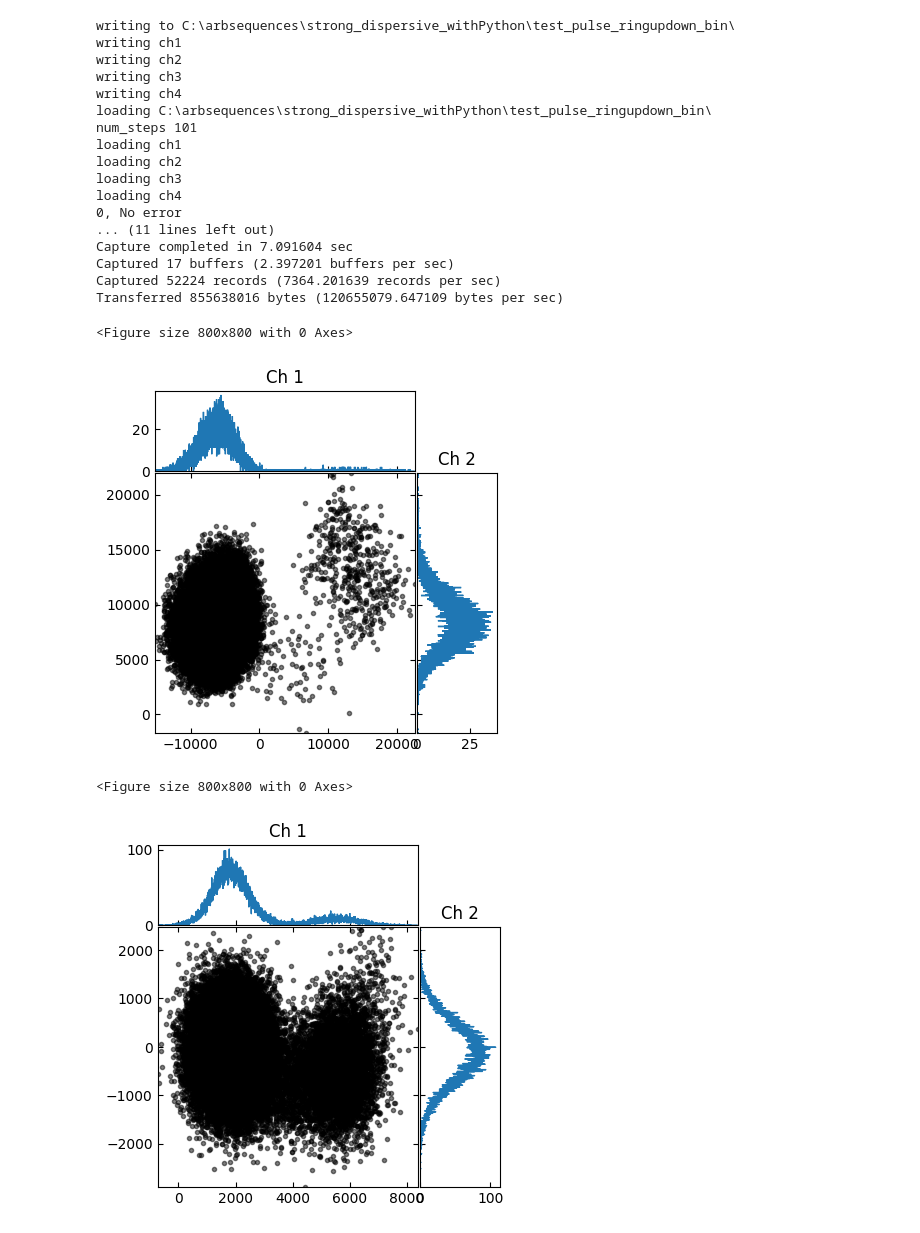
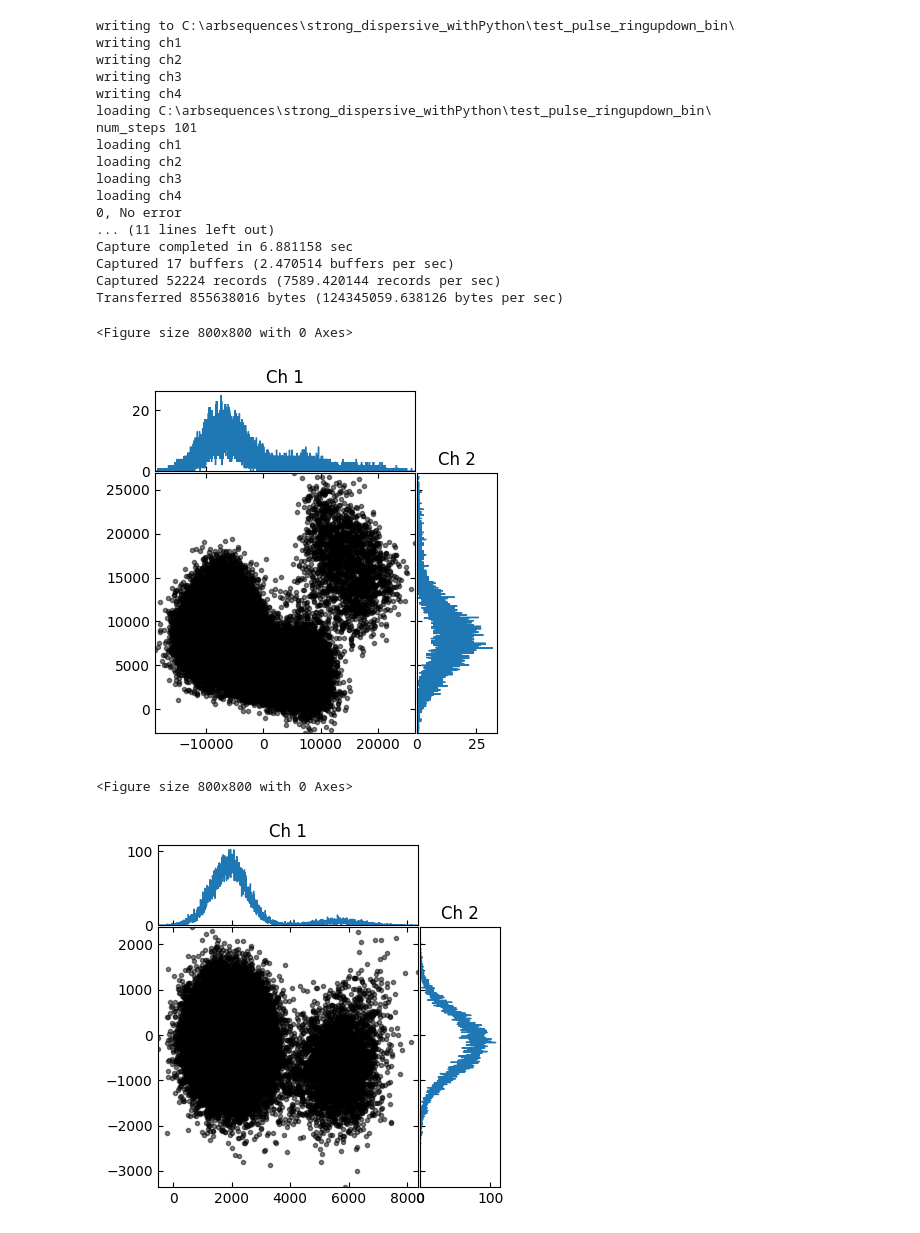
Before and after one commit to Katermurch/BlueFridgeNonLin, a Jupyter notebook: qubit_spectroscopy.ipynb, the cells around one changed output. Saved outputs shown, nothing was run; the diff lists cells and outputs as text; code cells hidden in the pictures.

```diff
--- a/qubit_spectroscopy.ipynb
+++ b/qubit_spectroscopy.ipynb
@@ -37,49 +37,49 @@ Qubit(RO_LO=6.6247, qubit_id=q2, qubit_thr=[-10000, 1900], ef_amp=1, ge_time=40.
 # %%
 num_steps = 101
-f1 = -0.23
-f2 = -0.16
+f1 = -0.3
+f2 = -0.2
 
 reps = 500
 general_vals_dict["wx_amps"] = [1.0, 0.5, 0.5, 1]
 spec.spectroscopy_ef(
     q1,
     q2,
     general_vals_dict,
     ssm_start=f1,
     ssm_stop=f2,
-    spec_amp=0.5,
-    sweep_time=10000,
+    spec_amp=0.2,
+    sweep_time=200,
     verbose=False,
 )
 wx.wx_set_and_amplitude_and_offset(
     amp=general_vals_dict["wx_amps"], offset=general_vals_dict["wx_offs"]
 )
 # Acquire the raw IQ data
 values = daq.run_daq_het_2q(
     q1, q2, num_patterns=num_steps, num_records_per_pattern=reps, verbose=True
 )
 # %% [output]
 writing to C:\arbsequences\strong_dispersive_withPython\test_pulse_ringupdown_bin\
 writing ch1
 writing ch2
 writing ch3
 writing ch4
 loading C:\arbsequences\strong_dispersive_withPython\test_pulse_ringupdown_bin\
 num_steps 101
 loading ch1
 loading ch2
 loading ch3
 loading ch4
 0, No error
 ... (11 lines left out)
-Capture completed in 7.091604 sec
-Captured 17 buffers (2.397201 buffers per sec)
-Captured 52224 records (7364.201639 records per sec)
-Transferred 855638016 bytes (120655079.647109 bytes per sec)
+Capture completed in 6.881158 sec
+Captured 17 buffers (2.470514 buffers per sec)
+Captured 52224 records (7589.420144 records per sec)
+Transferred 855638016 bytes (124345059.638126 bytes per sec)
 <Figure size 800x800 with 0 Axes>
-[figure, old version]
+[figure, new version]
 <Figure size 800x800 with 0 Axes>
-[figure, old version]
+[figure, new version]
 # %%
 freq_list = np.linspace(f1, f2, num_steps)
 dat = plotting.get_IQ_averages(values)
```
Also changed, not shown: parts of 2 cells of this notebook, 22 other files.
